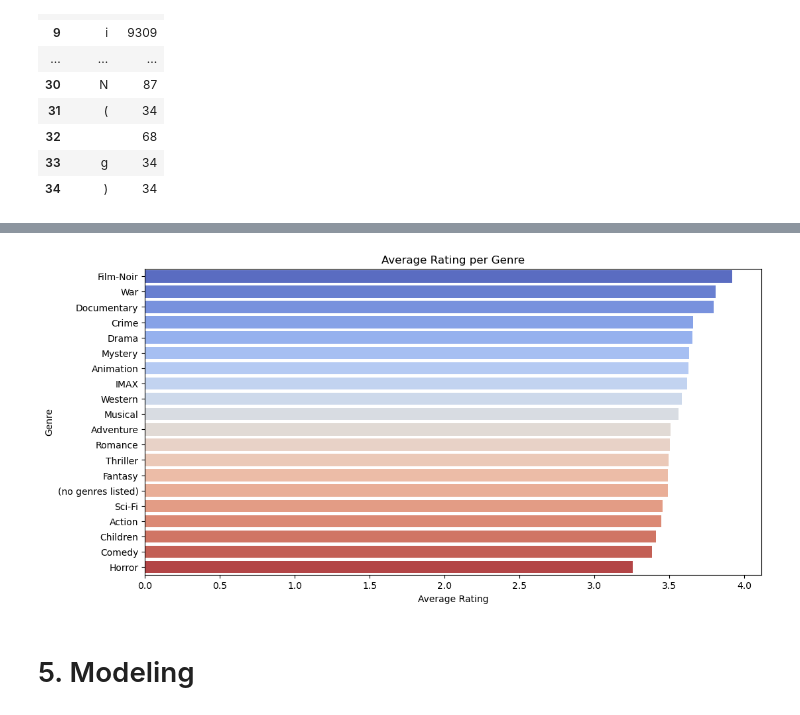
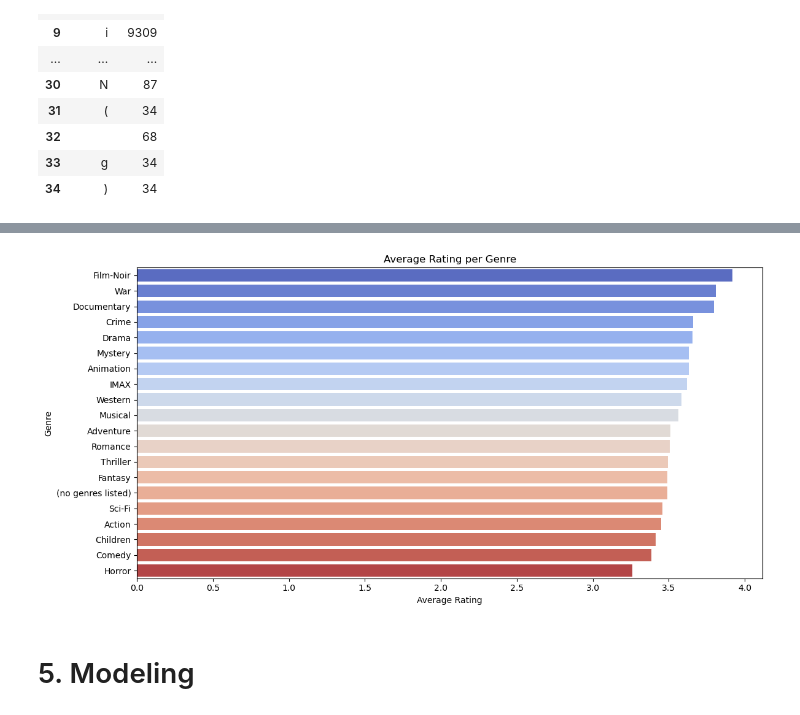
Before and after one commit to ivy-chelagat/Group-Ten, a Jupyter notebook: Recommender System .ipynb, the cells around one changed output, grey strips where cells are left out. Cells and saved outputs as stored; diff of their text form; code cells hidden in the pictures.

```diff
--- a/Recommender System .ipynb
+++ b/Recommender System .ipynb
@@ -332,19 +347,28 @@ plt.show()
 # %%
-# To find the average rating per Genre
-ratings_merged = ratings_merged.assign(genres = ratings_merged["genres"].str.split("|")).explode("genres")
+# Split and explode genres
+ratings_merged = ratings_merged.assign(genres=ratings_merged["genres"].str.split("|")).explode("genres")
 
-genre_avg_ratings = ratings_merged.groupby("genres")["rating"].mean().sort_values(ascending = False)
+# Compute average rating per genre
+genre_avg_ratings = (
+    ratings_merged.groupby("genres")["rating"]
+    .mean()
+    .sort_values(ascending=False)
+)
 
-# Plotting
-plt.figure(figsize = (12, 6))
-sns.barplot(x = genre_avg_ratings.values, y = genre_avg_ratings.index, palette = 'coolwarm',
-             hue = genre_avg_ratings.index, legend = False)
+# Plot
+plt.figure(figsize=(12, 6))
+sns.barplot(
+    x=genre_avg_ratings.values,
+    y=genre_avg_ratings.index,
+    palette="coolwarm"
+)
 plt.xlabel("Average Rating")
 plt.ylabel("Genre")
 plt.title("Average Rating per Genre")
+plt.tight_layout()
 plt.show()
 # %% [output]
-[figure, old version]
+[figure, new version]
 # %% [markdown]
 # 5. Modeling
 # %% [markdown]
```
Also changed, not shown: parts of 15 cells of this notebook.
